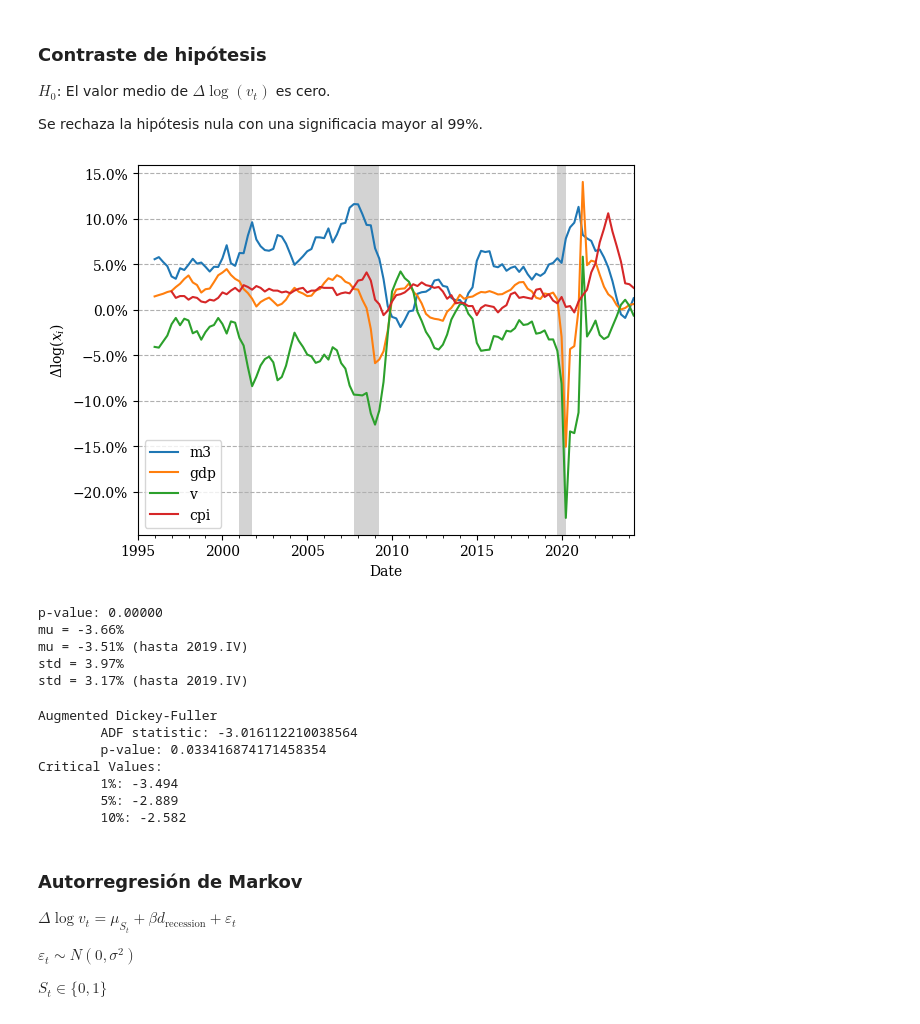
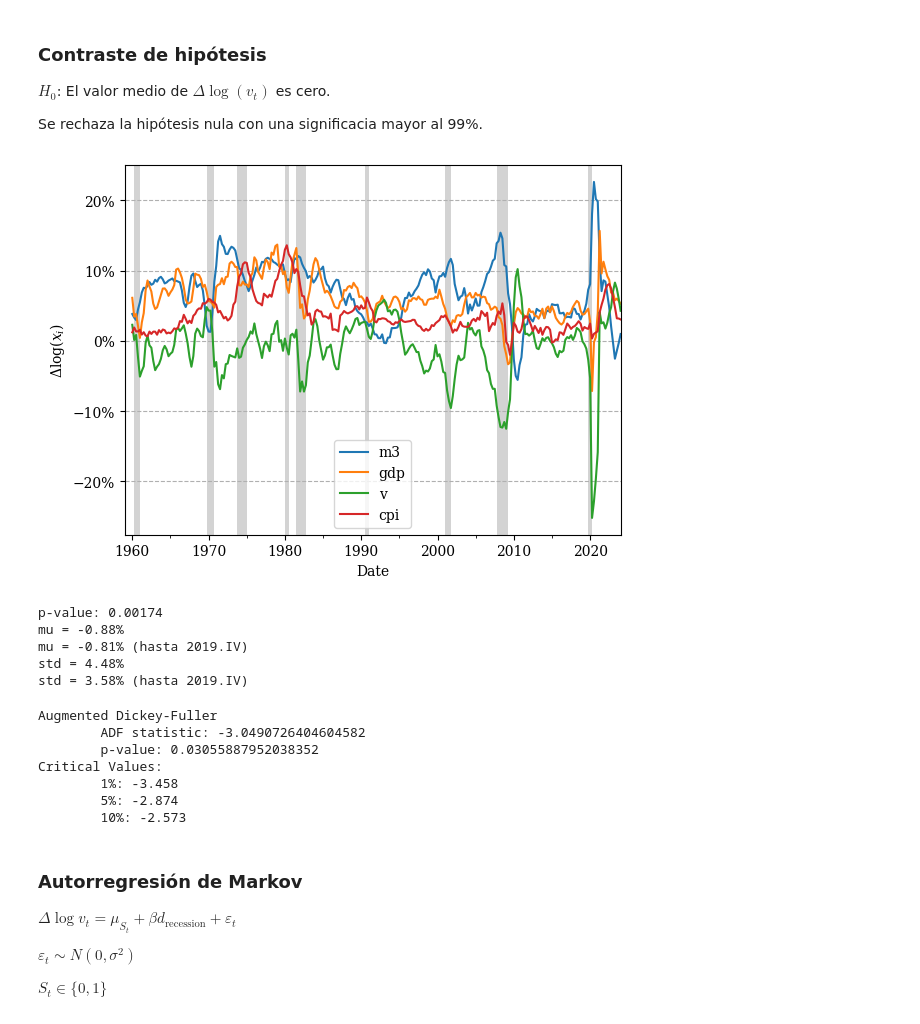
Before and after one commit to MiguelPuntoEs/money-growth, a Jupyter notebook: money-growth.ipynb, the cells around one changed output. Cells and saved outputs as stored; diff of their text form; code cells hidden in the pictures.

```diff
--- a/money-growth.ipynb
+++ b/money-growth.ipynb
@@ -240,20 +240,21 @@ $H_0$: El valor medio de $\Delta\log(v_t)$ es cero.
 
 Se rechaza la hipótesis nula con una significacia mayor al 99%.
 # %%
-df_deltaLog = df_eu[['m3', 'gdp', 'v']].dropna().apply(np.log).diff(periods=4)
-df_deltaLog['cpi'] = df_eu['cpi']/100
+# df_deltaLog = df_ch[['m3', 'gdp', 'v']].dropna().apply(np.log).diff(periods=4)
+# df_deltaLog['cpi'] = df_eu['cpi']/100
+df_deltaLog = df_us[['m3', 'gdp', 'v', 'cpi']].dropna().apply(np.log).diff(periods=4)
 
 add_recessions(df_deltaLog)
 
 fig, ax = plt.subplots()
 df_deltaLog[['m3', 'gdp', 'v', 'cpi']].plot(ax=ax)
 plot_recessions(ax)
 
 ax.yaxis.set_major_formatter(mtick.PercentFormatter(1.0))
 ax.grid(which='major', axis='y', linestyle='--')  #  or both
 ax.set_ylabel(r'$\Delta\log(x_i)$');
 # %% [output]
-[figure, old version]
+[figure, new version]
 # %%
 from scipy.stats import t
 
@@ -276,11 +277,11 @@ print(f'std = {sm_yi*100:.2f}%')
 print(
     f"std = {df_deltaLog.loc[:'2019-12-31', 'v'].std()*100:.2f}% (hasta 2019.IV)")
 # %% [output]
-p-value: 0.00000
-mu = -3.66%
-mu = -3.51% (hasta 2019.IV)
-std = 3.97%
-std = 3.17% (hasta 2019.IV)
+p-value: 0.00174
+mu = -0.88%
+mu = -0.81% (hasta 2019.IV)
+std = 4.48%
+std = 3.58% (hasta 2019.IV)
 # %%
 # %% Augmented Dickey-Fuller
 from statsmodels.tsa.stattools import adfuller
@@ -294,12 +295,12 @@ for key, value in result[4].items():
     print('\t%s: %.3f' % (key, value))
 # %% [output]
 Augmented Dickey-Fuller
-        ADF statistic: -3.016112210038564
-        p-value: 0.033416874171458354
+        ADF statistic: -3.0490726404604582
+        p-value: 0.03055887952038352
 Critical Values:
-        1%: -3.494
-        5%: -2.889
-        10%: -2.582
+        1%: -3.458
+        5%: -2.874
+        10%: -2.573
 # %% [markdown]
 ### Autorregresión de Markov
 
```
Also changed, not shown: parts of 7 cells of this notebook.
